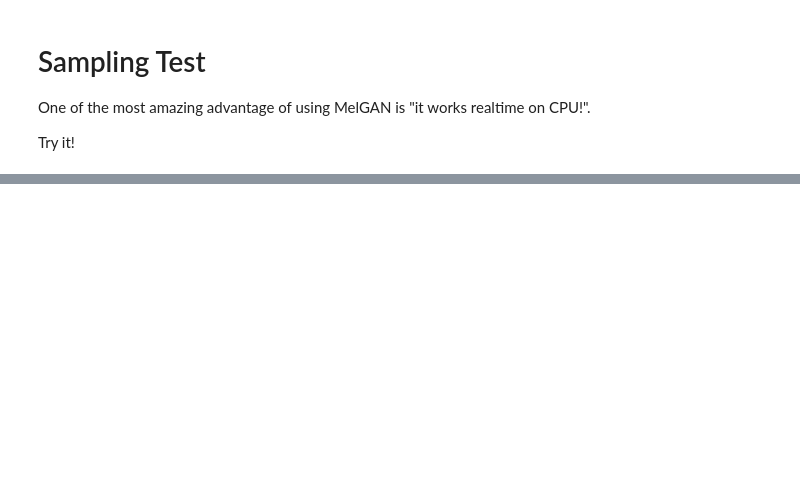
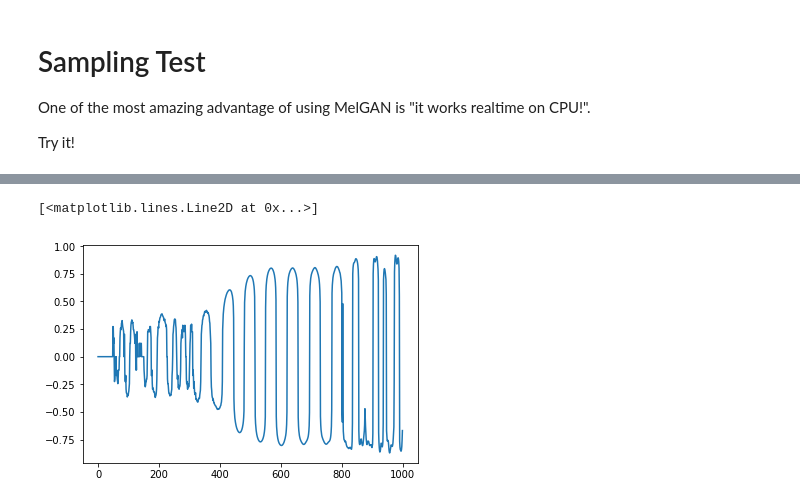
Before and after one commit to jaywalnut310/MelGAN-Pytorch, a Jupyter notebook: Sample Test.ipynb, the cells around one changed output, grey strips where cells are left out. Drawn from its saved outputs; the diff is of its cells as text; code cells hidden in the pictures; blank space fills up the shorter version.

```diff
--- a/Sample Test.ipynb
+++ b/Sample Test.ipynb
@@ -67,0 +85,5 @@ ipd.Audio(x_hat.cpu().detach().numpy().reshape(-1), rate=22050)
+# %%
+plt.plot(commons.mu_law(x).cpu().detach().numpy().reshape(-1)[:1000])
+# %% [output]
+[<matplotlib.lines.Line2D at 0x...>]
+[figure, added]
```
Also changed, not shown: parts of 6 cells of this notebook.
